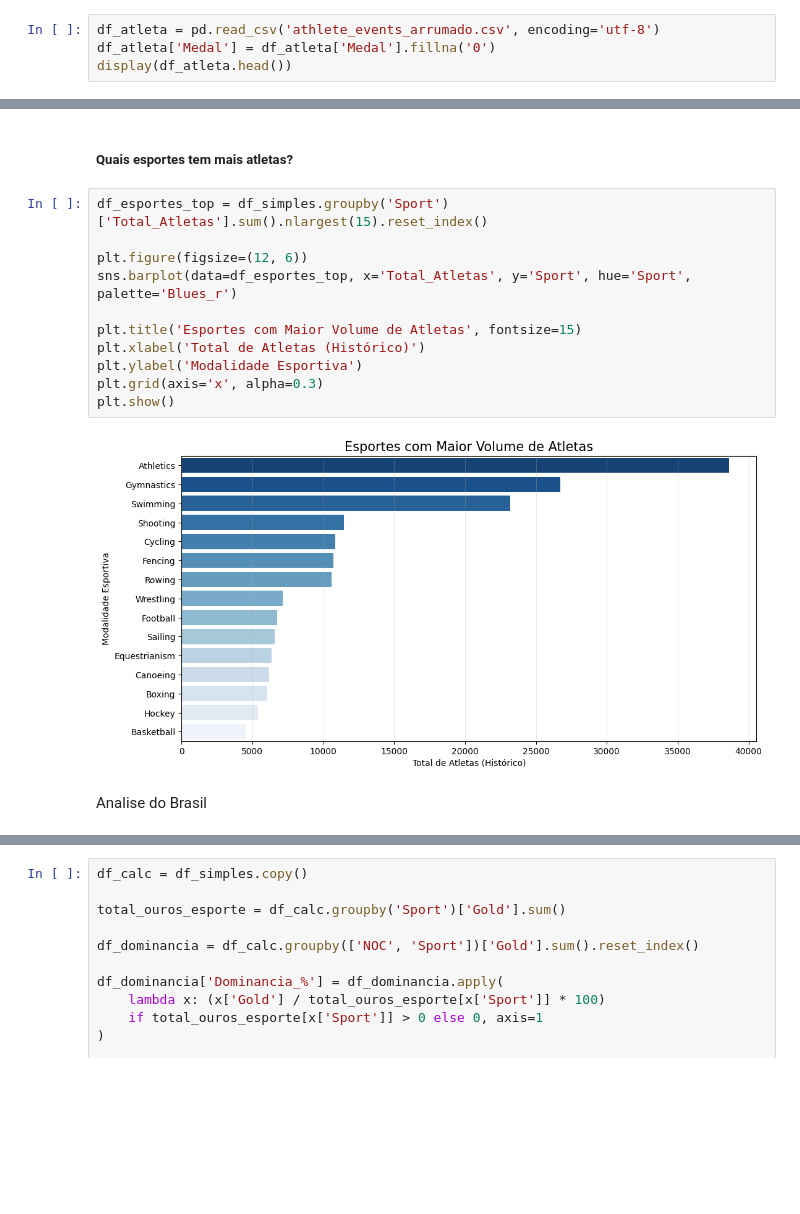
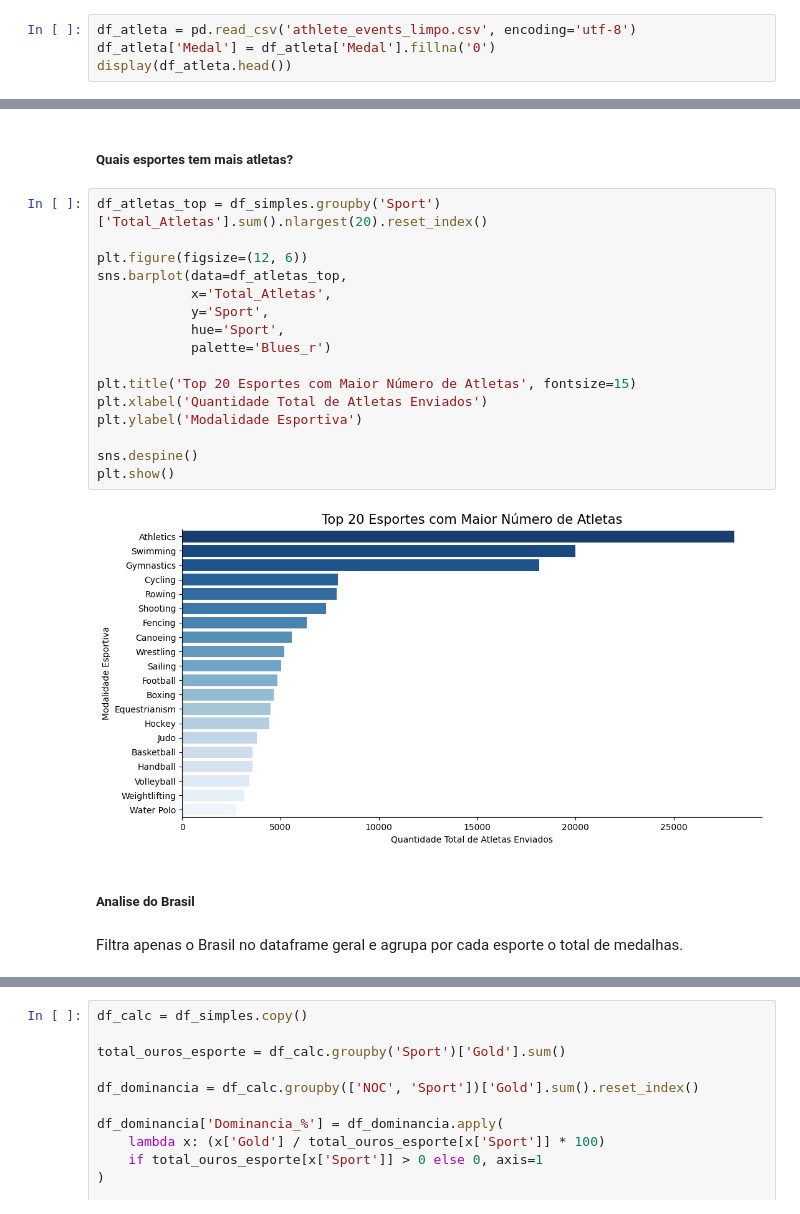
Before and after one commit to ClaraCaldas/Projeto-ICD, a Jupyter notebook: monopoliosesportivos.ipynb, the cells around one changed output, grey strips where cells are left out. Saved outputs shown, nothing was run; the diff lists cells and outputs as text; blank space fills up the shorter version.

```diff
--- a/monopoliosesportivos.ipynb
+++ b/monopoliosesportivos.ipynb
@@ -9,7 +9,7 @@ import seaborn as sns
 # %% [markdown]
 Inicia criando o data frame que vai ler os dados dos atletas
 # %%
-df_atleta = pd.read_csv('athlete_events_arrumado.csv', encoding='utf-8')
+df_atleta = pd.read_csv('athlete_events_limpo.csv', encoding='utf-8')
 df_atleta['Medal'] = df_atleta['Medal'].fillna('0')
 display(df_atleta.head())
 # %% [output]
@@ -160,20 +148,27 @@ plt.show()
 # %% [markdown]
 ##### Quais esportes tem mais atletas?
 # %%
-df_esportes_top = df_simples.groupby('Sport')['Total_Atletas'].sum().nlargest(15).reset_index()
+df_atletas_top = df_simples.groupby('Sport')['Total_Atletas'].sum().nlargest(20).reset_index()
 
 plt.figure(figsize=(12, 6))
-sns.barplot(data=df_esportes_top, x='Total_Atletas', y='Sport', hue='Sport', palette='Blues_r')
+sns.barplot(data=df_atletas_top,
+            x='Total_Atletas',
+            y='Sport',
+            hue='Sport',
+            palette='Blues_r')
 
-plt.title('Esportes com Maior Volume de Atletas', fontsize=15)
-plt.xlabel('Total de Atletas (Histórico)')
+plt.title('Top 20 Esportes com Maior Número de Atletas', fontsize=15)
+plt.xlabel('Quantidade Total de Atletas Enviados')
 plt.ylabel('Modalidade Esportiva')
-plt.grid(axis='x', alpha=0.3)
+
+sns.despine()
 plt.show()
 # %% [output]
-[figure, old version]
+[figure, new version]
 # %% [markdown]
-Analise do Brasil
+##### Analise do Brasil
+# %% [markdown]
+Filtra apenas o Brasil no dataframe geral e agrupa por cada esporte o total de medalhas.
 # %%
 df_brasil = df_simples[df_simples['NOC'] == 'BRA']
 
```
Also changed, not shown: parts of 23 cells of this notebook, 1 other file.
